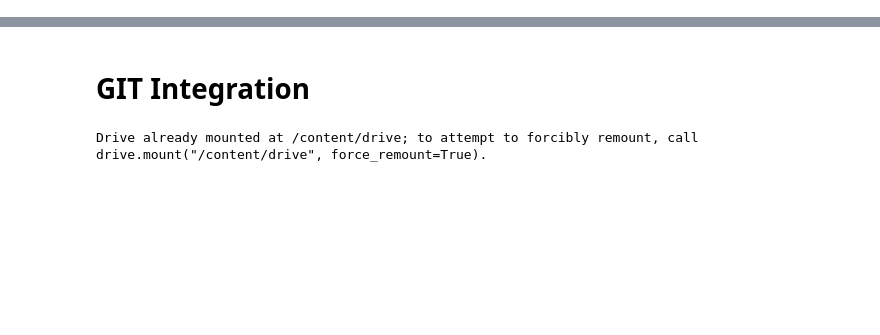
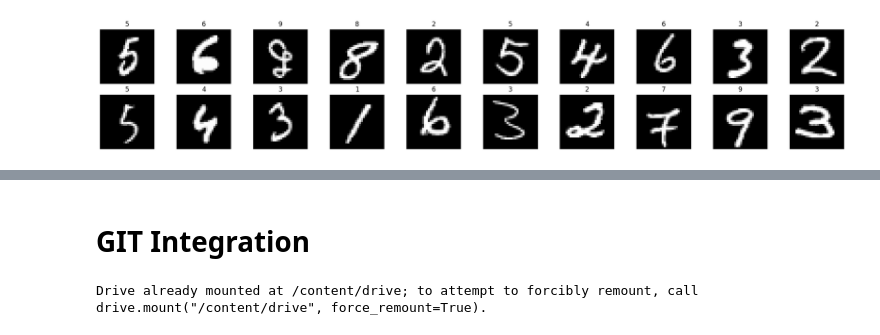
Before and after one commit to omogbolahan94/CNN, a Jupyter notebook: DL-Udacity-AWS-CNN.ipynb, the cells around one changed output, grey strips where cells are left out. Drawn from its saved outputs; the diff is of its cells as text; code cells hidden in the pictures; blank space fills up the shorter version.

```diff
--- a/DL-Udacity-AWS-CNN.ipynb
+++ b/DL-Udacity-AWS-CNN.ipynb
@@ -9,0 +109,12 @@ Image Preprocessing
+# %%
+# obtain one batch of training images
+
+# plot the images in the batch, along with the corresponding labels
+fig, subs = plt.subplots(2, 10, figsize=(25, 4))
+for idx, sub in zip(np.arange(20), subs.flatten()):
+    image = np.squeeze(image_batch[idx]) # remove channel value from image to make it purely 2d: (28, 28) or I could have transpose it
+    sub.imshow(image, cmap='gray')
+    sub.set_title(str(label_batch[idx].item())) ##  # .item() gets the value contained in a Tensor
+    sub.axis("off")
+# %% [output]
+[figure, added]
```
Also changed, not shown: parts of 52 cells of this notebook.
